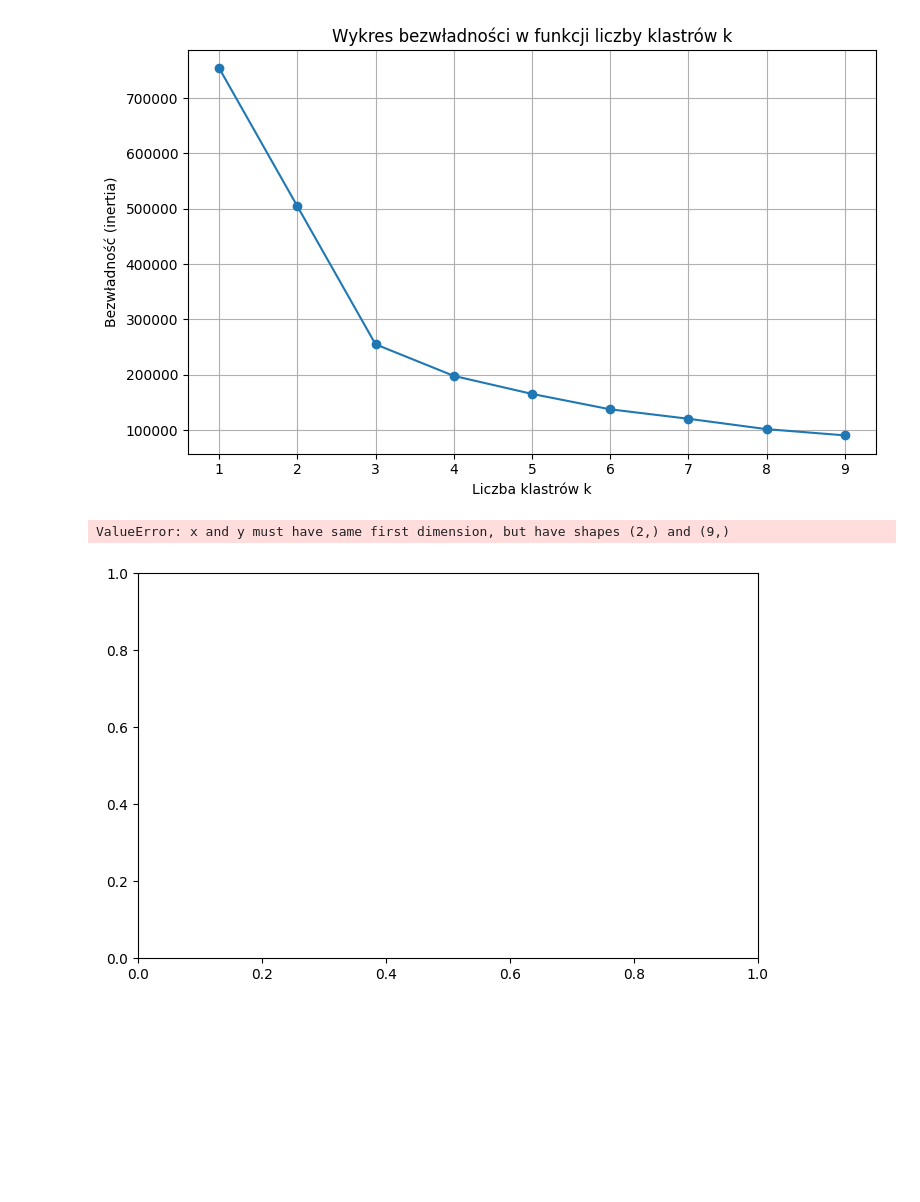
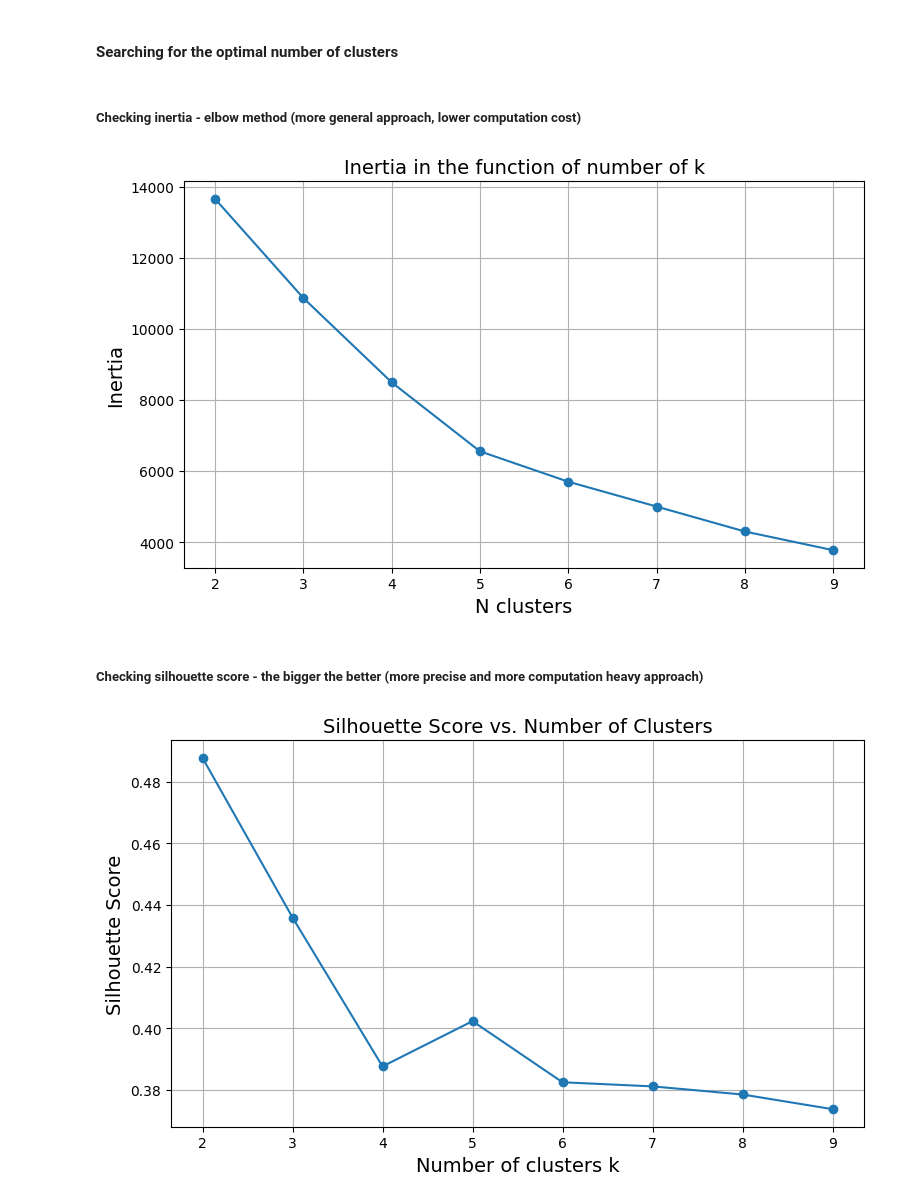
Before and after one commit to MichauJ/Learning-ML, a Jupyter notebook: Clustering exercises.ipynb, the cells around one changed output. Drawn from its saved outputs; the diff is of its cells as text; code cells hidden in the pictures; blank space fills up the shorter version.

Commit message:
k means implementation and assessment methods

```diff
--- a/Clustering exercises.ipynb
+++ b/Clustering exercises.ipynb
@@ -28,18 +200,19 @@ pca.variance
+# %% [markdown]
+#### Searching for the optimal number of clusters
+# %% [markdown]
+##### Checking inertia - elbow method (more general approach, lower computation cost)
+# %%
+from sklearn.metrics import silhouette_score
+k_values = range(2, 10)
+inertias,silhouettes = [],[]
 # %%
-# Lista do przechowywania wartości bezwładności
-inertias = []
-
-# Zakres liczby klastrów
-k_values = range(1, 10)
-
 # Oblicz bezwładność dla każdej wartości k
 for k in k_values:
     pipeline = make_pipeline(
         StandardScaler(),
-        PCA(n_components=2),
         KMeans(n_clusters=k, random_state=42)
     )
-    pipeline.fit(df)
+    pipeline.fit(X)
     # Pobierz model KMeans z pipeline
     kmeans_model = pipeline.named_steps['kmeans']
     inertias.append(kmeans_model.inertia_)
@@ -47,46 +220,48 @@ for k in k_values:
 # Narysuj wykres
 plt.figure(figsize=(8, 5))
 plt.plot(k_values, inertias, marker='o')
-plt.title('Wykres bezwładności w funkcji liczby klastrów k')
-plt.xlabel('Liczba klastrów k')
-plt.ylabel('Bezwładność (inertia)')
+plt.title('Inertia in the function of number of k')
+plt.xlabel('N clusters')
+plt.ylabel('Inertia')
 plt.xticks(k_values)
 plt.grid(True)
 plt.tight_layout()
 plt.show()
 # %% [output]
-[figure, old version]
+[figure, new version]
+# %% [markdown]
+##### Checking silhouette score - the bigger the better (more precise and more computation heavy approach)
 # %%
-from sklearn.metrics import silhouette_score
+for k in k_values:
+    if k < 2:
+        continue  # Silhouette score requires at least 2 clusters
 
-# Lista do przechowywania wartości bezwładności
-silhouettes = []
-
-# Zakres liczby klastrów
-k_values = range(1, 3)
-
-# Oblicz bezwładność dla każdej wartości k
-for k in k_values:
     pipeline = make_pipeline(
         StandardScaler(),
-        PCA(n_components=2),
         KMeans(n_clusters=k, random_state=42)
     )
-    pipeline.fit(df)
-    # Pobierz model KMeans z pipeline
+    pipeline.fit(X)
+
+    # Get scaled data and KMeans model
+    X_scaled = pipeline.named_steps['standardscaler'].transform(X)
     kmeans_model = pipeline.named_steps['kmeans']
-    silhouettes.append(silhouette_score(df,kmeans.labels_))
 
-# Narysuj wykres
+    labels = kmeans_model.labels_
+    if len(set(labels)) < 2:
+        continue  # Skip silhouette score if only 1 cluster was formed
+
+    score = silhouette_score(X_scaled, labels)
+    silhouettes.append(score)
+
+# Plot
 plt.figure(figsize=(8, 5))
-plt.plot(k_values, inertias, marker='o')
-plt.title('Wykres bezwładności w funkcji liczby klastrów k')
-plt.xlabel('Liczba klastrów k')
-plt.ylabel('Wynik profilu')
+plt.plot(k_values, silhouettes, marker='o')
+plt.title('Silhouette Score vs. Number of Clusters')
+plt.xlabel('Number of clusters k')
+plt.ylabel('Silhouette Score')
 plt.xticks(k_values)
 plt.grid(True)
 plt.tight_layout()
 plt.show()
 # %% [output]
-ValueError: x and y must have same first dimension, but have shapes (2,) and (9,)
-[figure, old version]
+[figure, new version]
```
Also changed, not shown: parts of 16 cells of this notebook, 1 other file.
